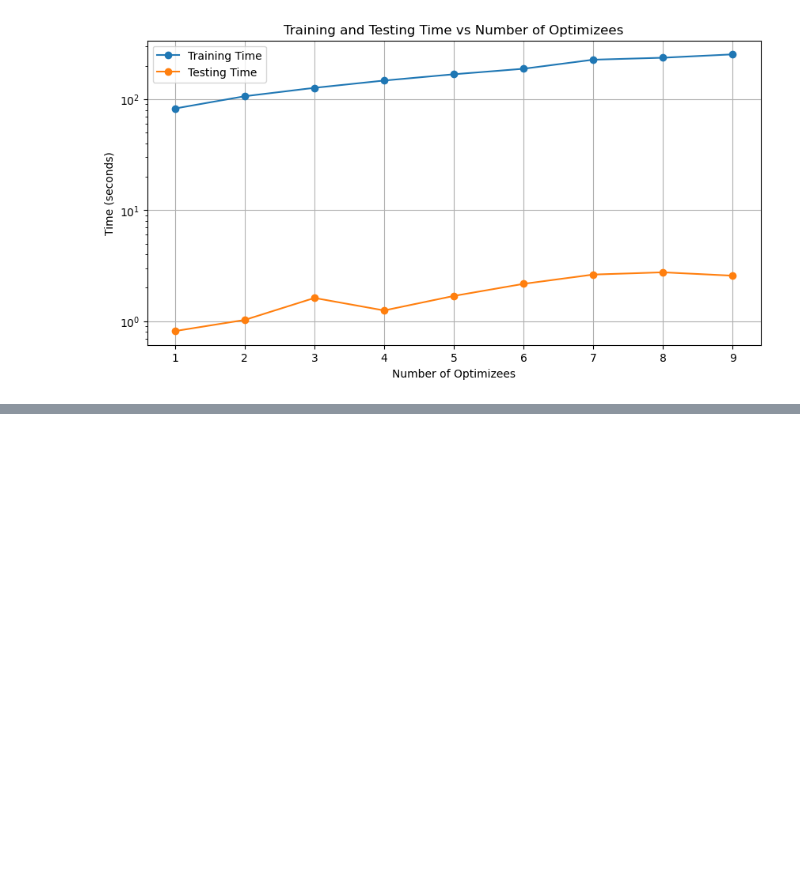
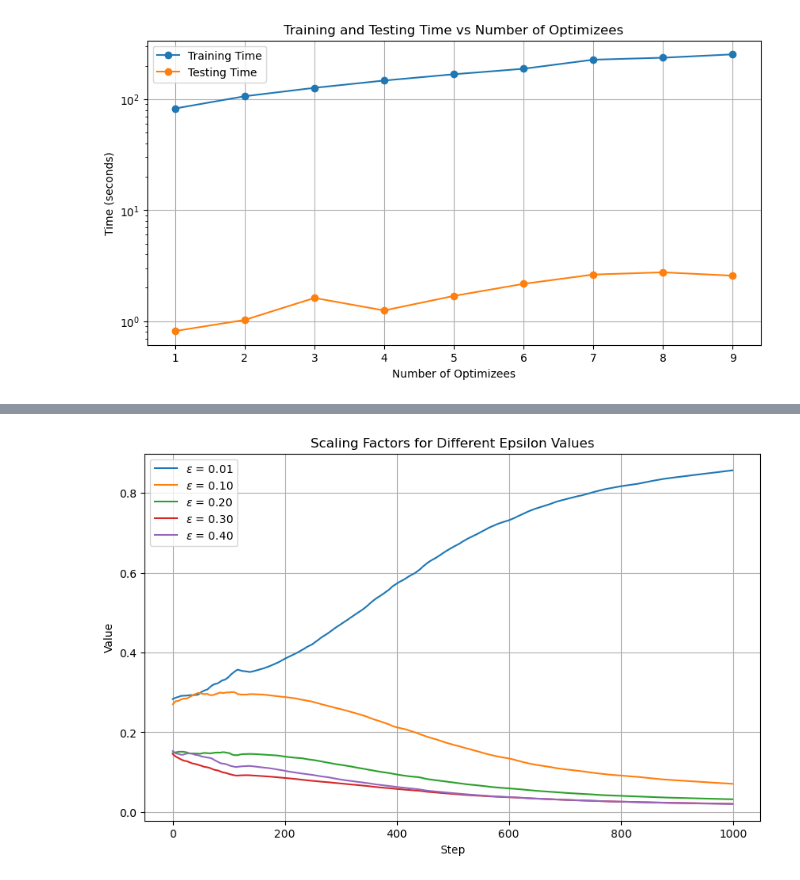
Before and after one commit to MikyLanfra/Learning-to-Optimize, a Jupyter notebook: Visualization.ipynb, the cells around one changed output, grey strips where cells are left out. Drawn from its saved outputs; the diff is of its cells as text; code cells hidden in the pictures; blank space fills up the shorter version.

```diff
--- a/Visualization.ipynb
+++ b/Visualization.ipynb
@@ -50,0 +76,18 @@ tensor([928, 537, 925,  ..., 264, 634, 282])
+# %%
+lambdas_ = np.load('lambdas.npy')
+
+x = np.arange(lambdas_.shape[1])  # X-axis from 0 to 999
+
+plt.figure(figsize=(10, 6))
+for i in range(lambdas_.shape[0]):
+    if i == 0: plt.plot(x, lambdas_[i], label=r'$\varepsilon$ = 0.01')
+    else: plt.plot(x, lambdas_[i], label=r'$\varepsilon$ = {:.2f}'.format(i * 0.1))
+
+plt.xlabel('Step')
+plt.ylabel('Value')
+plt.title('Scaling Factors for Different Epsilon Values')
+plt.legend()
+plt.grid(True)
+plt.show()
+# %% [output]
+[figure, added]
```
Also changed, not shown: parts of 2 cells of this notebook, 8 other files.
